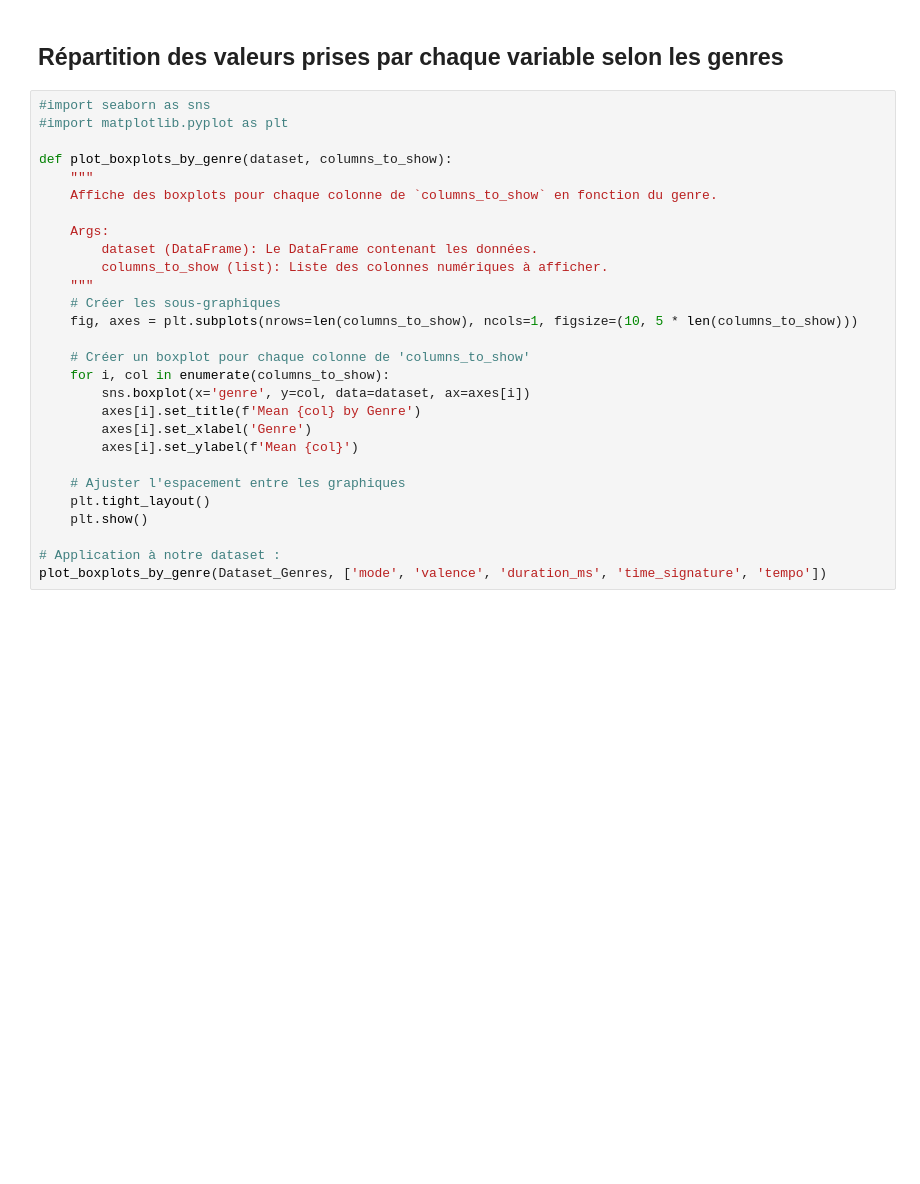
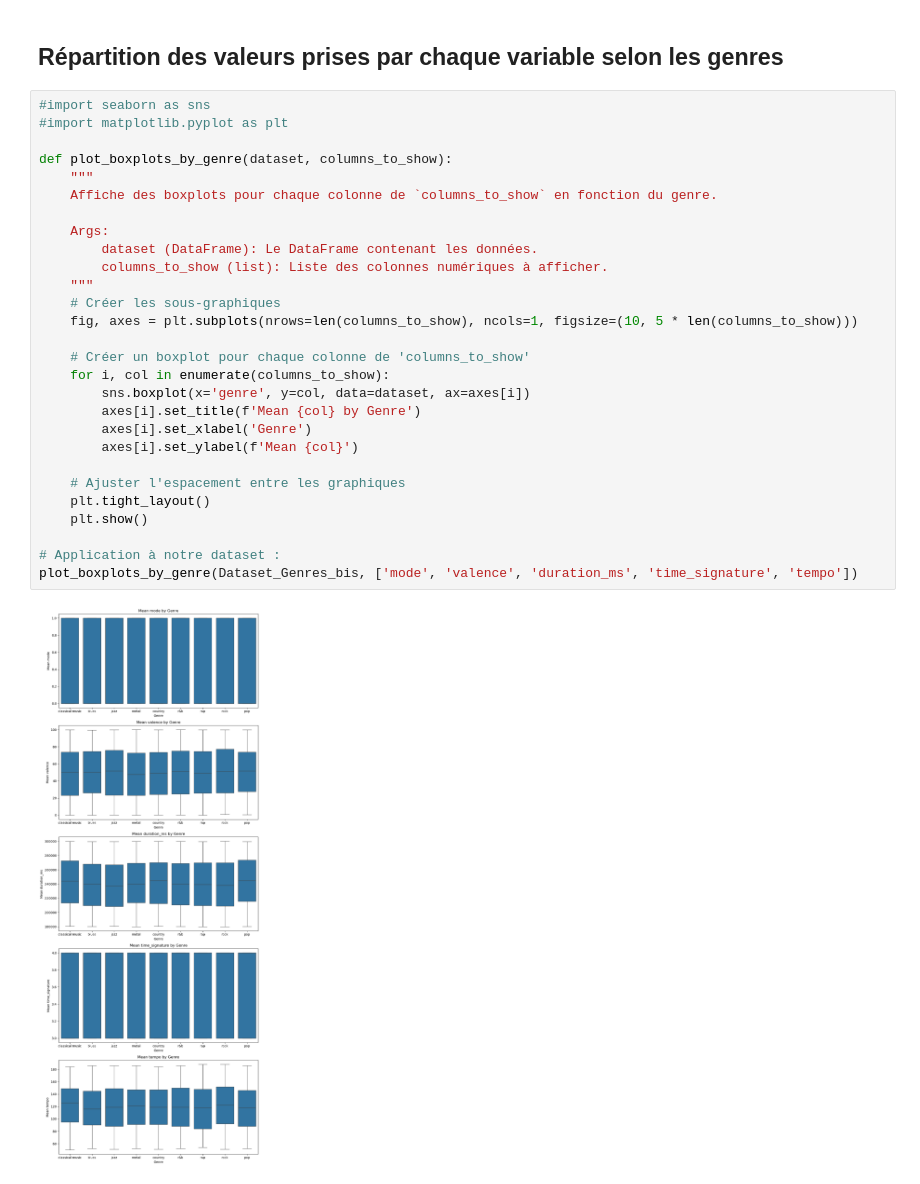
Before and after one commit to moranenzo/PY-Feeling-Detection-in-Music, a Jupyter notebook: src/data-visualization.ipynb, the cells around one changed output. Cells and saved outputs as stored; diff of their text form; blank space fills up the shorter version.

Commit message:
Add boxplot visualization

```diff
--- a/src/data-visualization.ipynb
+++ b/src/data-visualization.ipynb
@@ -198,28 +198,30 @@ plot_linear_regression(Dataset_Genres_bis, 'bpm', 'tempo')
 # %%
 #import seaborn as sns
 #import matplotlib.pyplot as plt
 
 def plot_boxplots_by_genre(dataset, columns_to_show):
     """
     Affiche des boxplots pour chaque colonne de `columns_to_show` en fonction du genre.
 
     Args:
         dataset (DataFrame): Le DataFrame contenant les données.
         columns_to_show (list): Liste des colonnes numériques à afficher.
     """
     # Créer les sous-graphiques
     fig, axes = plt.subplots(nrows=len(columns_to_show), ncols=1, figsize=(10, 5 * len(columns_to_show)))
 
     # Créer un boxplot pour chaque colonne de 'columns_to_show'
     for i, col in enumerate(columns_to_show):
         sns.boxplot(x='genre', y=col, data=dataset, ax=axes[i])
         axes[i].set_title(f'Mean {col} by Genre')
         axes[i].set_xlabel('Genre')
         axes[i].set_ylabel(f'Mean {col}')
 
     # Ajuster l'espacement entre les graphiques
     plt.tight_layout()
     plt.show()
 
 # Application à notre dataset :
-plot_boxplots_by_genre(Dataset_Genres, ['mode', 'valence', 'duration_ms', 'time_signature', 'tempo'])
+plot_boxplots_by_genre(Dataset_Genres_bis, ['mode', 'valence', 'duration_ms', 'time_signature', 'tempo'])
+# %% [output]
+[figure, added]
```
